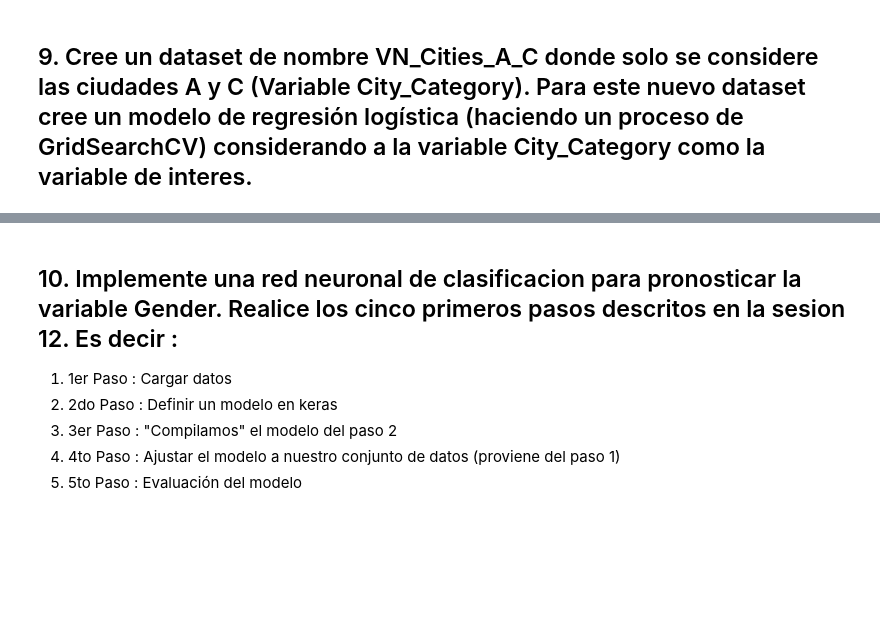
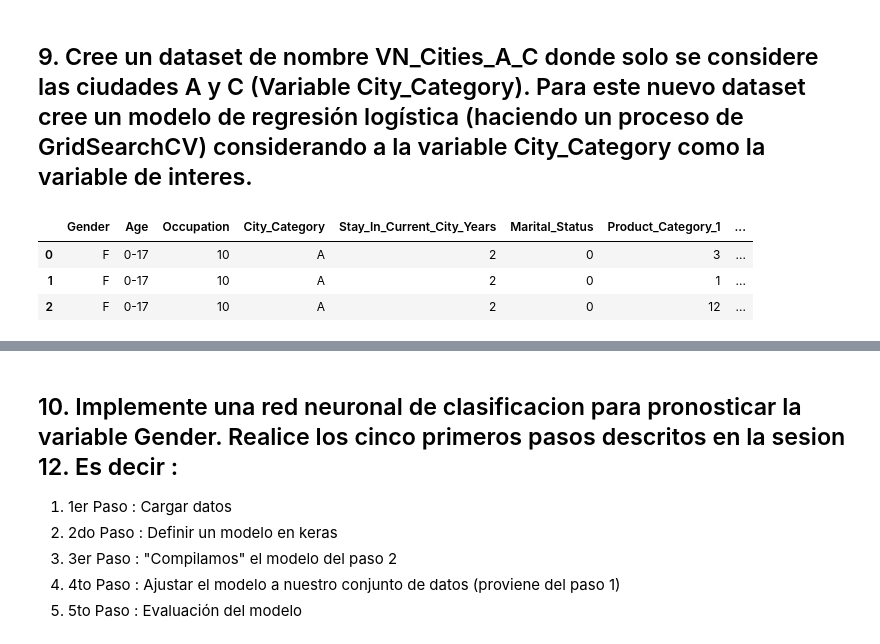
Before and after one commit to joelbarranteswins/Specialization_Final_Exam, a Jupyter notebook: Pregunta 2.ipynb, the cells around one changed output, grey strips where cells are left out. Saved outputs shown, nothing was run; the diff lists cells and outputs as text; code cells hidden in the pictures; blank space fills up the shorter version.

```diff
--- a/Pregunta 2.ipynb
+++ b/Pregunta 2.ipynb
@@ -431,2 +512,13 @@ op_rf=rfc1.predict(test_df)
 # %% [markdown]
 ## 9. Cree un dataset de nombre VN_Cities_A_C donde solo se considere las ciudades A y C (Variable City_Category). Para este nuevo dataset cree un modelo de regresión logística (haciendo un proceso de GridSearchCV) considerando a la variable City_Category como la variable de interes.
+# %%
+df_aux = df.copy()
+# %%
+VN_Cities_A_C = df_aux[(df_aux['City_Category'] == 'A') | (df_aux['City_Category'] == 'C')]
+# %%
+VN_Cities_A_C.head(3)
+# %% [output]
+|  | Gender | Age | Occupation | City_Category | Stay_In_Current_City_Years | Marital_Status | Product_Category_1 | ... |
+| 0 | F | 0-17 | 10 | A | 2 | 0 | 3 | ... |
+| 1 | F | 0-17 | 10 | A | 2 | 0 | 1 | ... |
+| 2 | F | 0-17 | 10 | A | 2 | 0 | 12 | ... |
```
Also changed, not shown: parts of 55 cells of this notebook, 9 other files.
